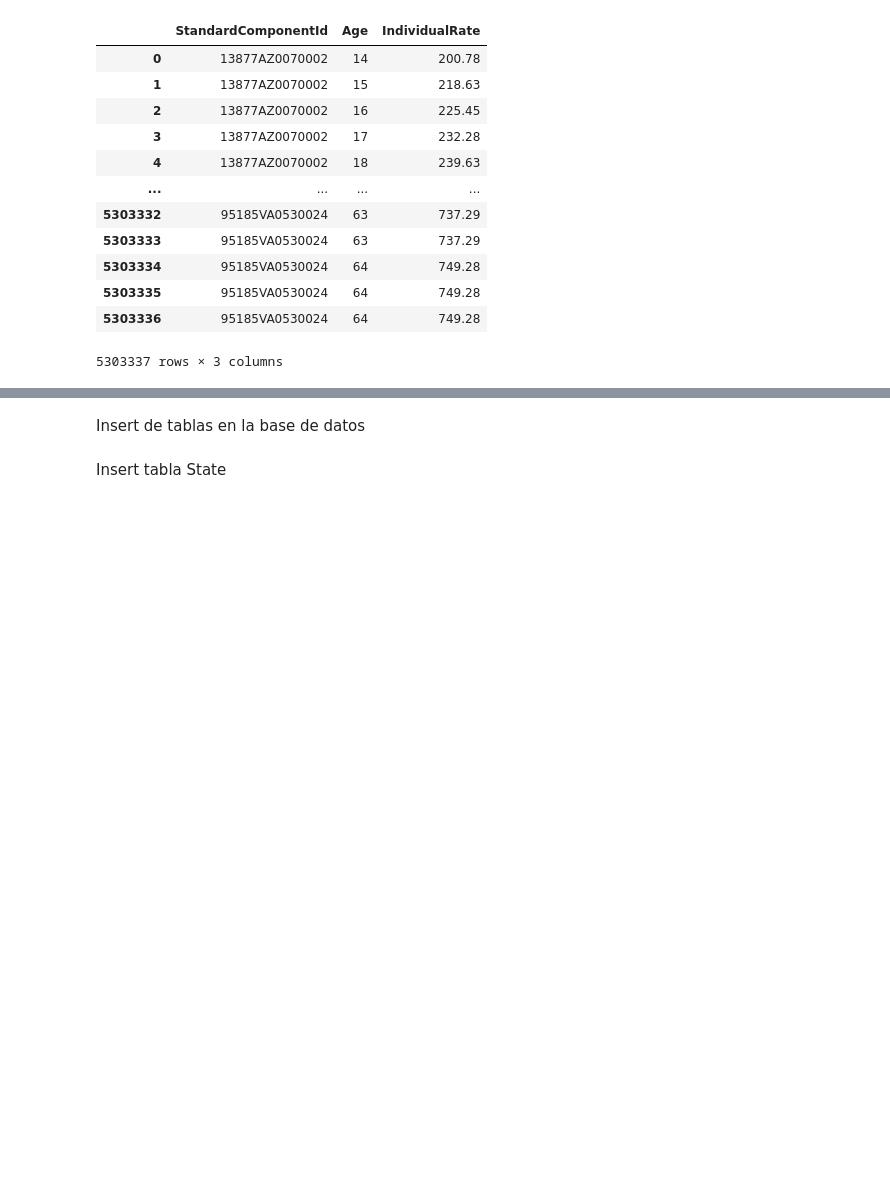
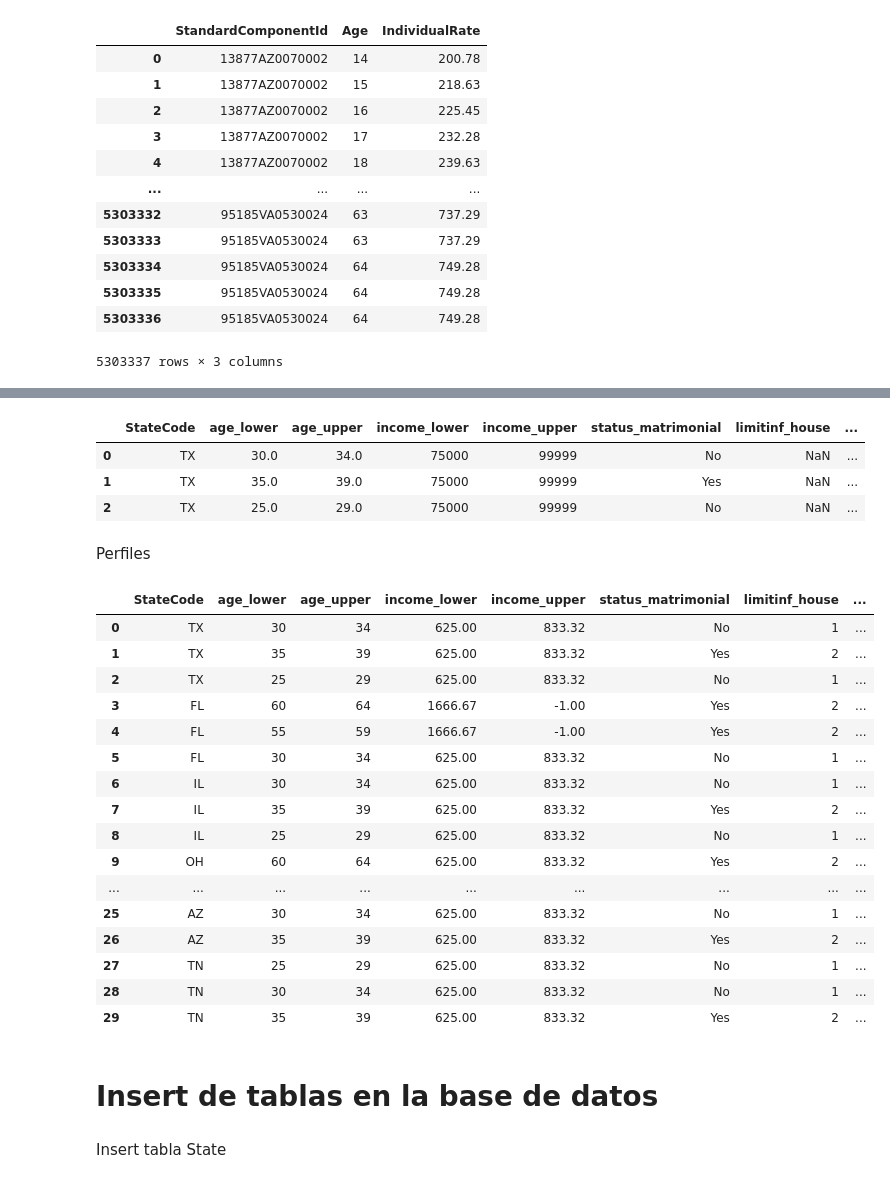
Before and after one commit to CarlosAlvarado-git/Proyecto_Final_BI, a Jupyter notebook: DataPreparation.ipynb, the cells around one changed output, grey strips where cells are left out. Saved outputs shown, nothing was run; the diff lists cells and outputs as text; code cells hidden in the pictures; blank space fills up the shorter version.

```diff
--- a/DataPreparation.ipynb
+++ b/DataPreparation.ipynb
@@ -385,0 +1071,3 @@ Planes.merge(Rate,left_on="StandardComponentId", right_on="StandardComponentId_P
+# %%
+perfiles = pd.DataFrame({'StateCode':[], 'age_lower':[], 'age_upper':[], 'income_lower':[], 'income_upper':[], 'status_matrimonial':[], 'limitinf_house':[], 'limisup_house':[]})
+perfiles
@@ -385,0 +1076,8 @@ Planes.merge(Rate,left_on="StandardComponentId", right_on="StandardComponentId_P
+# %%
+# select * from age_data where statecode == 'AZ' order by porcentaje desc limit 3
+for i in ['TX','FL','IL','OH','NC','GA','MI','VA','AZ','TN']:
+    perfiles = pd.concat([perfiles, age_data[(age_data['StateCode'] == i) & (age_data["age_lower"] >= 25)].sort_values('porcentaje', ascending=False).head(3)[['StateCode', 'age_lower', 'age_upper']].head(3)])
+
+perfiles = perfiles.reset_index()
+perfiles = perfiles.drop(columns=["index"])
+perfiles.head(3)
@@ -386 +1108,61 @@ Planes.merge(Rate,left_on="StandardComponentId", right_on="StandardComponentId_P
+# %%
+res = pd.DataFrame()
+for index, row in perfiles.iterrows():
+    pos=dfMarriages[((dfMarriages['age_lower'] <= row["age_lower"]) & (dfMarriages['age_uper'] >= row["age_upper"])) & (dfMarriages['StateCode'] == row["StateCode"])].index
+    res = pd.concat([res, pd.DataFrame(dfMarriages.iloc[pos])["Probabilidad"]])
+res = res.reset_index()
+res = res.drop(columns=["index"])
+res
+
+perfiles["status_matrimonial"] =  res.iloc[:,0]
+perfiles.head(3)
+# %% [output]
+|  | StateCode | age_lower | age_upper | income_lower | income_upper | status_matrimonial | limitinf_house | ... |
+| 0 | TX | 30.0 | 34.0 | 75000 | 99999 | No | NaN | ... |
+| 1 | TX | 35.0 | 39.0 | 75000 | 99999 | Yes | NaN | ... |
+| 2 | TX | 25.0 | 29.0 | 75000 | 99999 | No | NaN | ... |
+# %%
+inferior = []
+superior = []
+for index, row in perfiles.iterrows():
+    pos=dfHouseholds[(dfHouseholds['StateCode'] == row["StateCode"])].index
+    if row["status_matrimonial"] == "Yes":
+        inferior.append(dfHouseholds.iat[8,1])
+        superior.append(dfHouseholds.iat[8,2])
+    else:
+        inferior.append(dfHouseholds.iat[8,3])
+        superior.append(dfHouseholds.iat[8,4])
+
+perfiles["limitinf_house"] = inferior
+perfiles["limisup_house"] = superior
+# %% [markdown]
+Perfiles
+# %%
+perfiles["income_lower"] = perfiles.iloc[:,3].apply(lambda x: (x/12)*0.10 if x > 0 else -1)
+perfiles["income_lower"] = perfiles["income_lower"].round(2)
+perfiles["income_upper"] = perfiles.iloc[:,4].apply(lambda x: (x/12)*0.10 if x > 0 else -1)
+perfiles["income_upper"] = perfiles["income_upper"].round(2)
+perfiles["age_lower"] = perfiles["age_lower"].astype(int)
+perfiles["age_upper"] = perfiles["age_upper"].astype(int)
+perfiles
+# %% [output]
+|  | StateCode | age_lower | age_upper | income_lower | income_upper | status_matrimonial | limitinf_house | ... |
+| 0 | TX | 30 | 34 | 625.00 | 833.32 | No | 1 | ... |
+| 1 | TX | 35 | 39 | 625.00 | 833.32 | Yes | 2 | ... |
+| 2 | TX | 25 | 29 | 625.00 | 833.32 | No | 1 | ... |
+| 3 | FL | 60 | 64 | 1666.67 | -1.00 | Yes | 2 | ... |
+| 4 | FL | 55 | 59 | 1666.67 | -1.00 | Yes | 2 | ... |
+| 5 | FL | 30 | 34 | 625.00 | 833.32 | No | 1 | ... |
+| 6 | IL | 30 | 34 | 625.00 | 833.32 | No | 1 | ... |
+| 7 | IL | 35 | 39 | 625.00 | 833.32 | Yes | 2 | ... |
+| 8 | IL | 25 | 29 | 625.00 | 833.32 | No | 1 | ... |
+| 9 | OH | 60 | 64 | 625.00 | 833.32 | Yes | 2 | ... |
+| ... | ... | ... | ... | ... | ... | ... | ... | ... |
+| 25 | AZ | 30 | 34 | 625.00 | 833.32 | No | 1 | ... |
+| 26 | AZ | 35 | 39 | 625.00 | 833.32 | Yes | 2 | ... |
+| 27 | TN | 25 | 29 | 625.00 | 833.32 | No | 1 | ... |
+| 28 | TN | 30 | 34 | 625.00 | 833.32 | No | 1 | ... |
+| 29 | TN | 35 | 39 | 625.00 | 833.32 | Yes | 2 | ... |
+# %% [markdown]
+# Insert de tablas en la base de datos
 # %%
@@ -397,5 +1179,3 @@ Se basa en lo que tiene la tabla Planes y Planes_beneficios
-# %% [markdown]
-Insert de tablas en la base de datos
 # %%
 import psycopg2
 import psycopg2.extras as extras
```
Also changed, not shown: parts of 55 cells of this notebook, 1 other file.
